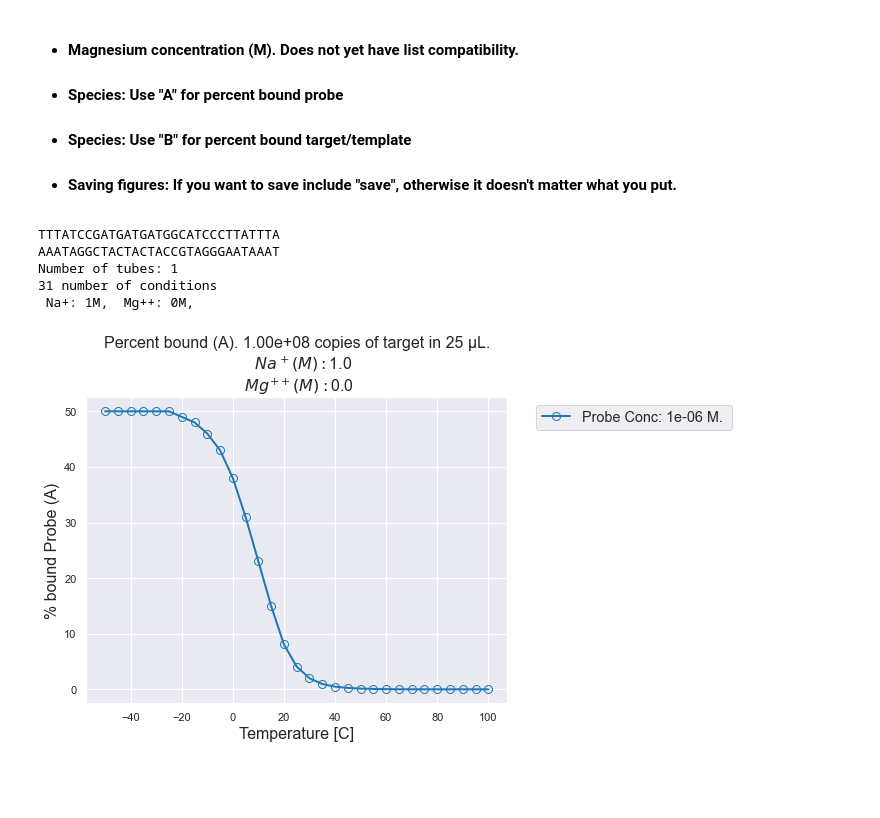
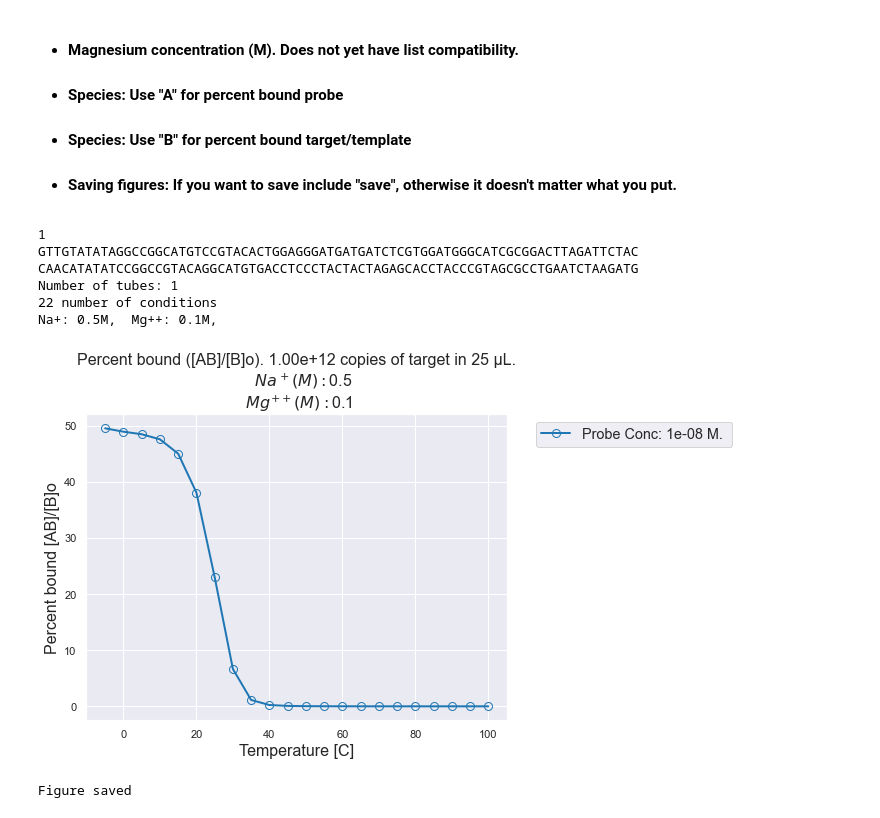
Before and after one commit to JoeHenthorn/Nupack-Analysis, a Jupyter notebook: Nupack_Analysis_lite.ipynb, the cells around one changed output. Drawn from its saved outputs; the diff is of its cells as text; code cells hidden in the pictures; blank space fills up the shorter version.

```diff
--- a/Nupack_Analysis_lite.ipynb
+++ b/Nupack_Analysis_lite.ipynb
@@ -173,5 +195,0 @@ strand_dict
-# %%
-concentrations=[[1e-09], [3e-09]]
-for i in range(0,len(concentrations)):
-    print(i)
-    print(concentrations[i])
@@ -734,51 +797,61 @@ Type in your parameters here and run the cell to get your results.
 * #### Species: Use "B" for percent bound target/template
 * #### Saving figures: If you want to save include "save", otherwise it doesn't matter what you put.
 # %%
-# Insert your sequence here!
-strand_1 = 'TTTATCCGATGATGATGGCATCCCTTATTTA'
-strand_2 = 'AAATAGGCTACTACTACCGTAGGGAATAAAT'
+# Insert your sequence here! NOTE: You do not need to type in a complementary strand_2
+# if the second strand is fully complementary to the first.
+strand_A = 'GTTGTATATAGGCCGGCATGTCCGTACACTGGAGGGATGATGATCTCGTGGATGGGCATCGCGGACTTAGATTCTAC'  # primer or probe
+#strand_B = 'GTAGAATCTAAGTCCGCGATGCCCATCCACGAGATCATCATCCCTCCAGTGTACGGACATGCCGGCCTATATACAAC'  # target/template
 
-strands = [strand_1,strand_2]
+#strands = [strand_A,strand_B]
+strands = [strand_A]
 nucleic_acid_type='DNA'
 
-temp_start = -50
+temp_start = -5
 temp_stop = 100
 temp_interval = 5
 temperatureC = list(range(temp_start,temp_stop+1,temp_interval))
 
-concentration_A = [1e-6]#, 1e-7, 1e-8, 1e-9, 1e-10, 1e-11, 1e-12, 1e-13, 1e-14, 1e-15, 1e-16, 1e-17] # Capture probe
+#concentration_A = [1e-2, 1e-3, 1e-4, 1e-5, 1e-6, 1e-7, 1e-8, 1e-9, 1e-10, 1e-11, 1e-12, 1e-13, 1e-14]#, 1e-15, 1e-16, 1e-17] # Capture probe
+concentration_A = [1e-8]#,1e-12]
 # concentration_B = [1e-9, 2e-9, 3e-9, 5e-9] # Target
 
-# concentration_A = [4e-6,4e-4]
+
 
 sampleVolume_uL = 25
-targetAmount = 10e7
+targetAmount = 1e12
 
-# Don't change! If you know the exact concentration(s), just feed them into "run_all"
+# Don't change! This code assumes you are inputting the target copy number.
+# If you know the exact concentration(s), make a list and add them into the
+# concentrations list variable below.
 concentration_B = [convert_copyNumber2Conc(sampleVolume_uL,targetAmount)] # Default: Target 1000 DNA/RNA's in 25μL
 
 concentrations = [concentration_A, concentration_B]
 
-Na_M = 1
-Mg_M = 0
+# Na:  MIN: 0.05  MAX value: 1.1
+Na_M = [0.5]
 
-species = "A"
+# Mg:  MIN: 0.0   MAX value: 0.2
+Mg_M = [0.1]
+
+species = "B"
 complexes = 2
 
 # run_all() # Works with no inputs for default values.
 
 Results, df_Nupack, temp_concBound, t_result, c_result = run_all(strands,
-                                             nucleic_acid_type,
-                                             temperatureC,
-                                             sampleVolume_uL,
-                                             concentrations,
-                                             Na_M, Mg_M,
-                                             complexes,
-                                             species,)#,"Save")
+                                                                 nucleic_acid_type,
+                                                                 temperatureC,
+                                                                 sampleVolume_uL,
+                                                                 concentrations,
+                                                                 Na_M, Mg_M,
+                                                                 complexes,
+                                                                 species,"Save")
 # %% [output]
-TTTATCCGATGATGATGGCATCCCTTATTTA
-AAATAGGCTACTACTACCGTAGGGAATAAAT
+1
+GTTGTATATAGGCCGGCATGTCCGTACACTGGAGGGATGATGATCTCGTGGATGGGCATCGCGGACTTAGATTCTAC
+CAACATATATCCGGCCGTACAGGCATGTGACCTCCCTACTACTAGAGCACCTACCCGTAGCGCCTGAATCTAAGATG
 Number of tubes: 1
-31 number of conditions
- Na+: 1M,  Mg++: 0M,
+22 number of conditions
+Na+: 0.5M,  Mg++: 0.1M,
-[figure, old version]
+[figure, new version]
+Figure saved
```
Also changed, not shown: parts of 22 cells of this notebook.
